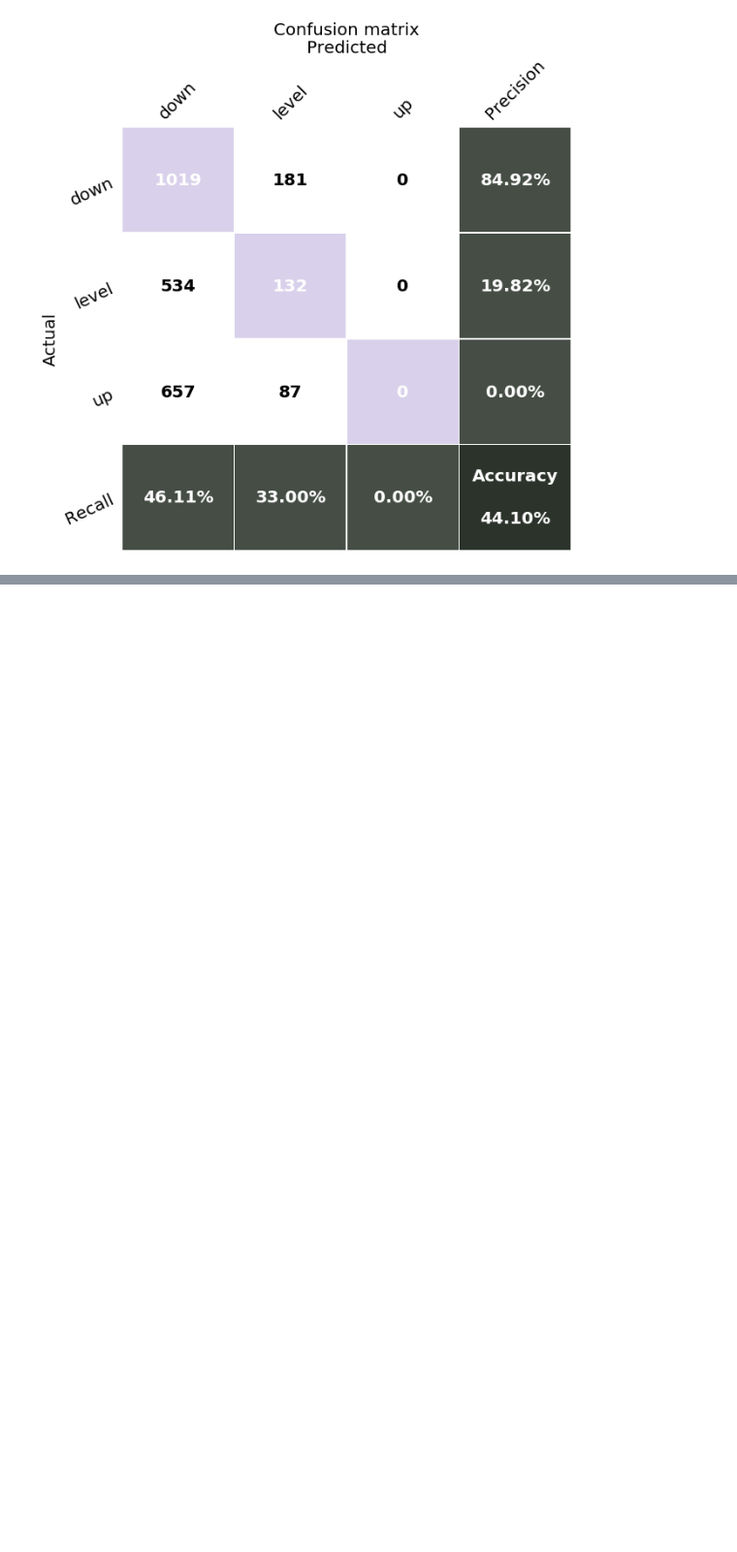
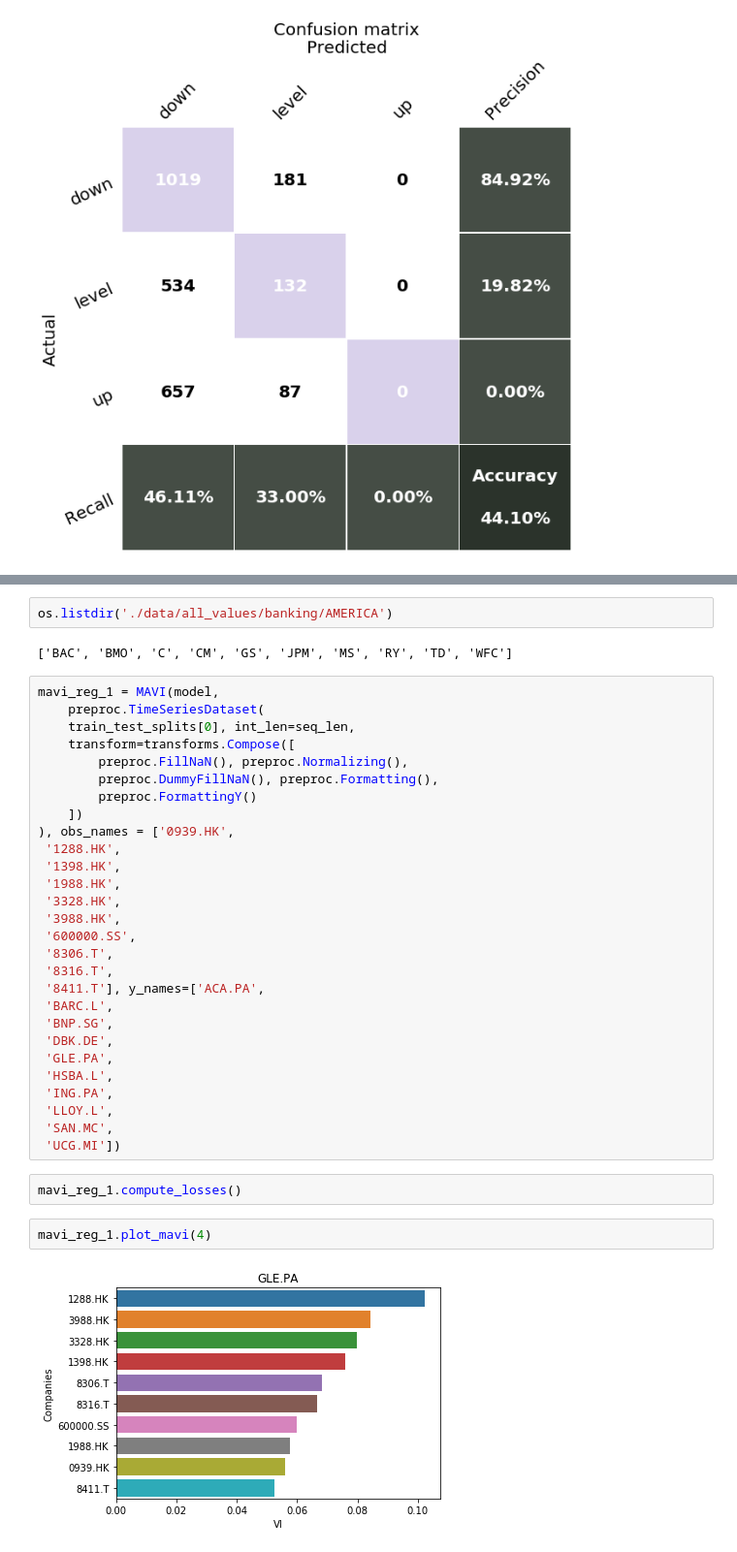
Before and after one commit to jkoscialkowski/gsn-projekt, a Jupyter notebook: final_visualisation.ipynb, the cells around one changed output, grey strips where cells are left out. Shown: that part at 97% size. Cells and saved outputs as stored; diff of their text form; blank space fills up the shorter version.

```diff
--- a/final_visualisation.ipynb
+++ b/final_visualisation.ipynb
@@ -104,0 +258,38 @@ Company 10
+# %%
+os.listdir('./data/all_values/banking/AMERICA')
+# %% [output]
+['BAC', 'BMO', 'C', 'CM', 'GS', 'JPM', 'MS', 'RY', 'TD', 'WFC']
+# %%
+mavi_reg_1 = MAVI(model,
+    preproc.TimeSeriesDataset(
+    train_test_splits[0], int_len=seq_len,
+    transform=transforms.Compose([
+        preproc.FillNaN(), preproc.Normalizing(),
+        preproc.DummyFillNaN(), preproc.Formatting(),
+        preproc.FormattingY()
+    ])
+), obs_names = ['0939.HK',
+ '1288.HK',
+ '1398.HK',
+ '1988.HK',
+ '3328.HK',
+ '3988.HK',
+ '600000.SS',
+ '8306.T',
+ '8316.T',
+ '8411.T'], y_names=['ACA.PA',
+ 'BARC.L',
+ 'BNP.SG',
+ 'DBK.DE',
+ 'GLE.PA',
+ 'HSBA.L',
+ 'ING.PA',
+ 'LLOY.L',
+ 'SAN.MC',
+ 'UCG.MI'])
+# %%
+mavi_reg_1.compute_losses()
+# %%
+mavi_reg_1.plot_mavi(4)
+# %% [output]
+[figure, added]
```
Also changed, not shown: parts of 26 cells of this notebook, 2 other files.
